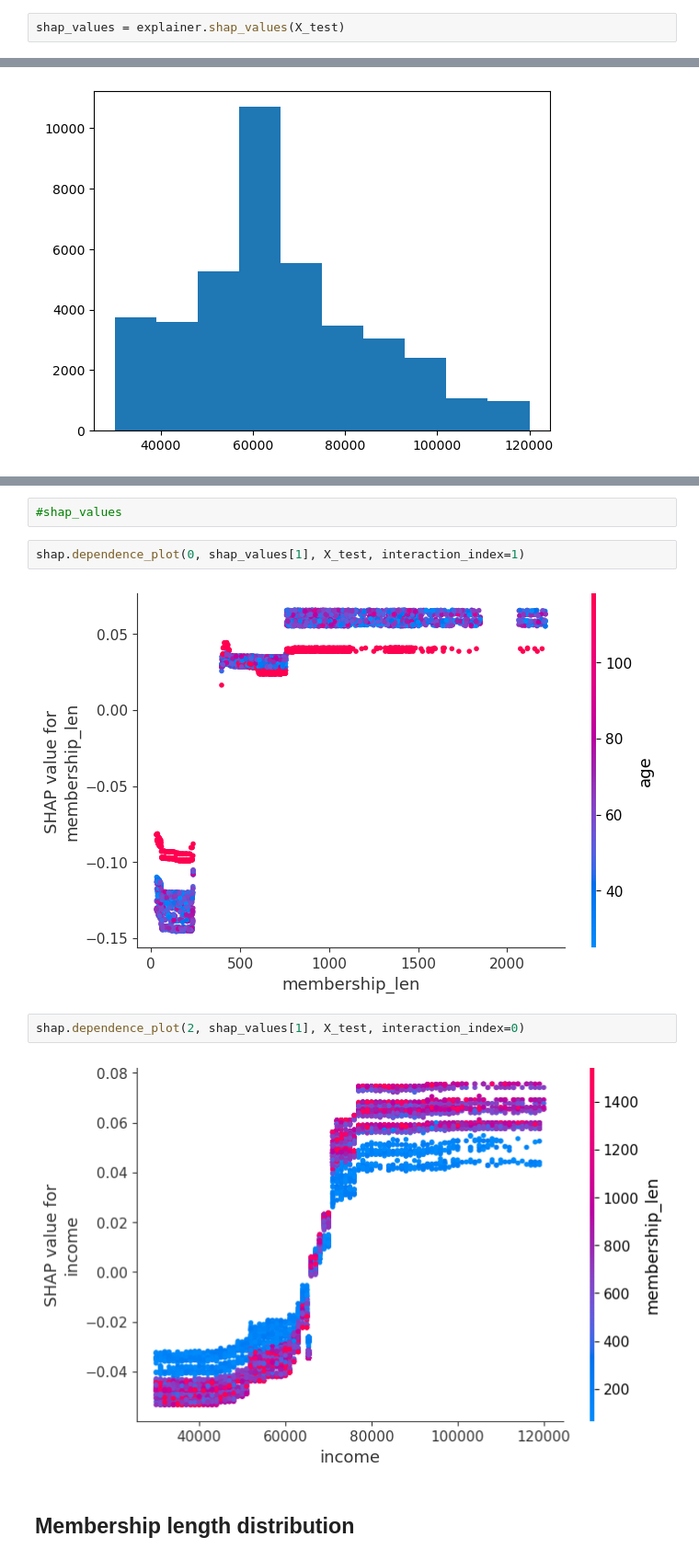
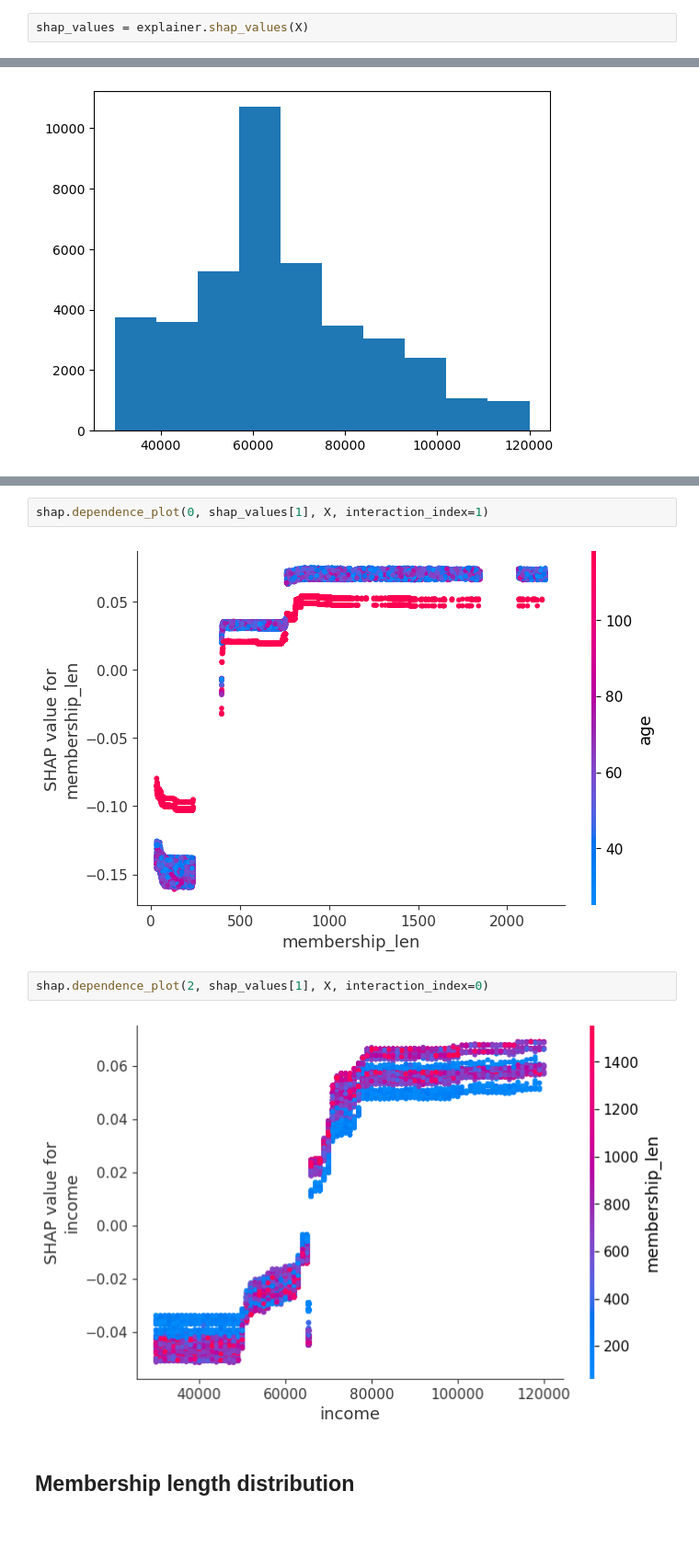
Before and after one commit to kuzn137/StarbucksCapstoneProject, a Jupyter notebook: Starbucks_Capstone_notebook.ipynb, the cells around one changed output, grey strips where cells are left out. Shown at 92% size. Saved outputs shown, nothing was run; the diff lists cells and outputs as text; blank space fills up the shorter version.

```diff
--- a/Starbucks_Capstone_notebook.ipynb
+++ b/Starbucks_Capstone_notebook.ipynb
@@ -632,7 +632,7 @@ shap.force_plot(explainer.expected_value[1], shap_values[1], test_error.reset_in
 # %% [markdown]
 ## Income distribution
 # %%
-shap_values = explainer.shap_values(X_test)
+shap_values = explainer.shap_values(X)
 # %%
 def model_proba(x):
     return model.predict_proba(x)[:, 1]
@@ -703,13 +703,11 @@ fig, ax = shap.partial_dependence_plot(
-# %%
-#shap_values
 # %%
-shap.dependence_plot(0, shap_values[1], X_test, interaction_index=1)
+shap.dependence_plot(0, shap_values[1], X, interaction_index=1)
 # %% [output]
-[figure, old version]
+[figure, new version]
 # %%
-shap.dependence_plot(2, shap_values[1], X_test, interaction_index=0)
+shap.dependence_plot(2, shap_values[1], X, interaction_index=0)
 # %% [output]
-[figure, old version]
+[figure, new version]
 # %% [markdown]
 ## Membership length distribution
 # %%
```
Also changed, not shown: parts of 20 cells of this notebook.
